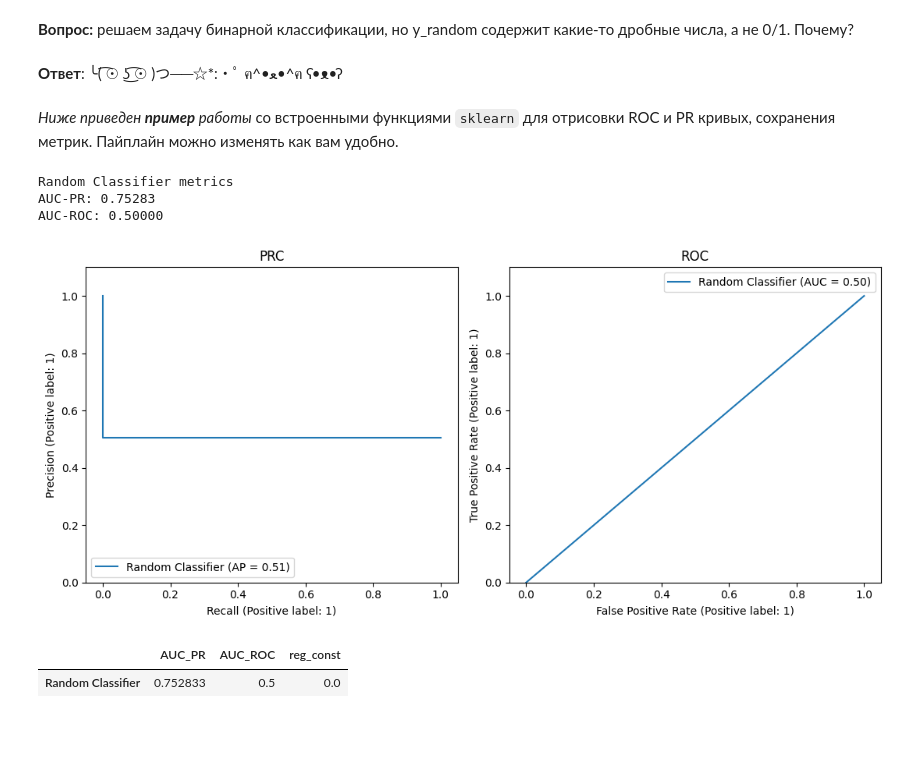
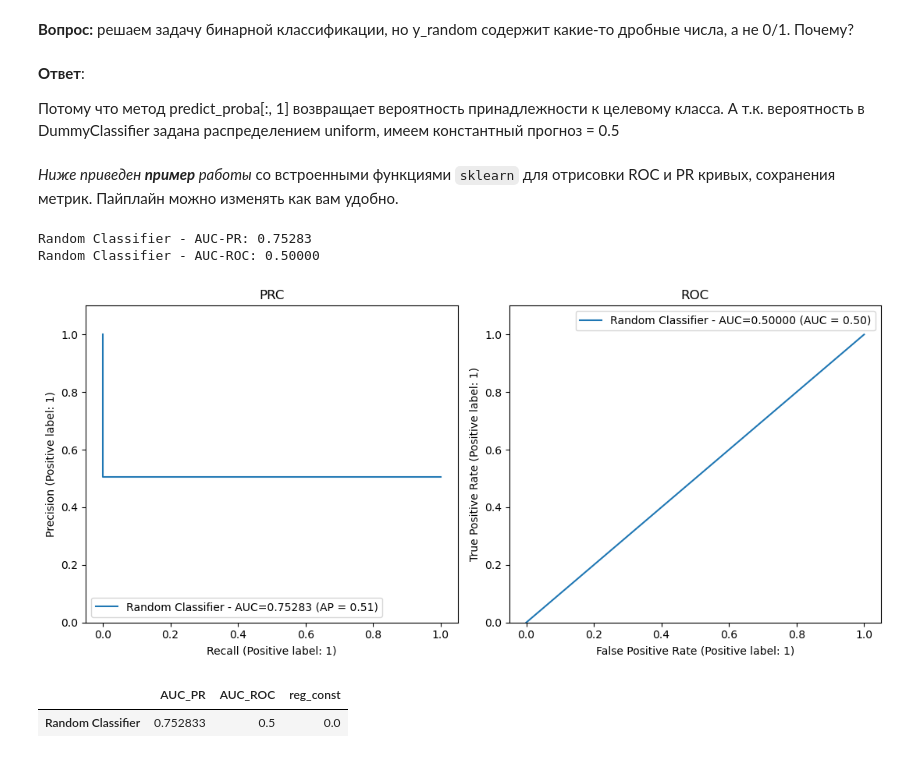
Before and after one commit to MrRozum/mai_ml_lab05_linear_classifiers, a Jupyter notebook: ML_MAI_&_SBER_Linear_classification_LAB_5.ipynb, the cells around one changed output. Saved outputs shown, nothing was run; the diff lists cells and outputs as text; code cells hidden in the pictures; blank space fills up the shorter version.

```diff
--- a/ML_MAI_&_SBER_Linear_classification_LAB_5.ipynb
+++ b/ML_MAI_&_SBER_Linear_classification_LAB_5.ipynb
@@ -85,8 +85,10 @@ y_random
 array([0.5, 0.5, 0.5, ..., 0.5, 0.5, 0.5])
 # %% [markdown]
 **Вопрос:** решаем задачу бинарной классификации, но y\_random содержит какие-то дробные числа, а не 0/1. Почему?
-# %% [markdown]
-**Ответ**: ╰( ͡☉ ͜ʖ ͡☉ )つ──☆*:・ﾟ   ฅ^•ﻌ•^ฅ   ʕ•ᴥ•ʔ
+# %% [markdown]
+**Ответ**:
+
+Потому что метод predict_proba[:, 1] возвращает вероятность принадлежности к целевому класса. А т.к. вероятность в DummyClassifier задана распределением uniform, имеем константный прогноз = 0.5
 # %% [markdown]
 *Ниже приведен **пример** работы* со встроенными функциями `sklearn` для отрисовки ROC и PR кривых, сохранения метрик. Пайплайн можно изменять как вам удобно.
 # %%
@@ -100,30 +102,35 @@ from sklearn.metrics import RocCurveDisplay
 # %%
 def depict_pr_roc(y_true, y_pred, classifier_name='Some Classifier', ax=None):
   if ax is None:
     fig, ax = plt.subplots(1, 2, figsize=(11, 5))
 
-  print(classifier_name, 'metrics')
-  PrecisionRecallDisplay.from_predictions(y_true, y_pred, ax=ax[0], name=classifier_name)
-  precision, recall, _ = precision_recall_curve(y_true, y_pred)
-  print('AUC-PR: %.5f' % auc(recall, precision))
+  for name, pred in zip(classifier_name, y_pred):
+
+    precision, recall, _ = precision_recall_curve(y_true, pred)
+    auc_pr = auc(recall, precision)
+    print(f'{name} - AUC-PR: {auc_pr:.5f}')
+    PrecisionRecallDisplay.from_predictions(y_true, pred, ax=ax[0],
+                                            name=f"{name} - AUC={auc_pr:.5f}")
+
+    auc_roc = roc_auc_score(y_true, pred)
+    print(f'{name} - AUC-ROC: {auc_roc:.5f}')
+    RocCurveDisplay.from_predictions(y_true, pred, ax=ax[1],
+                                     name=f"{name} - AUC={auc_roc:.5f}")
+
   ax[0].set_title("PRC")
   ax[0].set_ylim(0, 1.1)
-
-  RocCurveDisplay.from_predictions(y_true, y_pred, ax=ax[1], name=classifier_name)
-  print('AUC-ROC: %.5f' % roc_auc_score(y_true, y_pred))
   ax[1].set_title("ROC")
   ax[1].set_ylim(0, 1.1)
 
   plt.tight_layout()
   plt.legend()
 
 
-depict_pr_roc(y_test, y_random, 'Random Classifier')
+depict_pr_roc(y_test, [y_random], ['Random Classifier'])
 # %% [output]
-Random Classifier metrics
-AUC-PR: 0.75283
-AUC-ROC: 0.50000
+Random Classifier - AUC-PR: 0.75283
+Random Classifier - AUC-ROC: 0.50000
-[figure, old version]
+[figure, new version]
 # %%
 # dataframe для сравнения
 # методов классификации по метрикам
```
Also changed, not shown: parts of 16 cells of this notebook.
